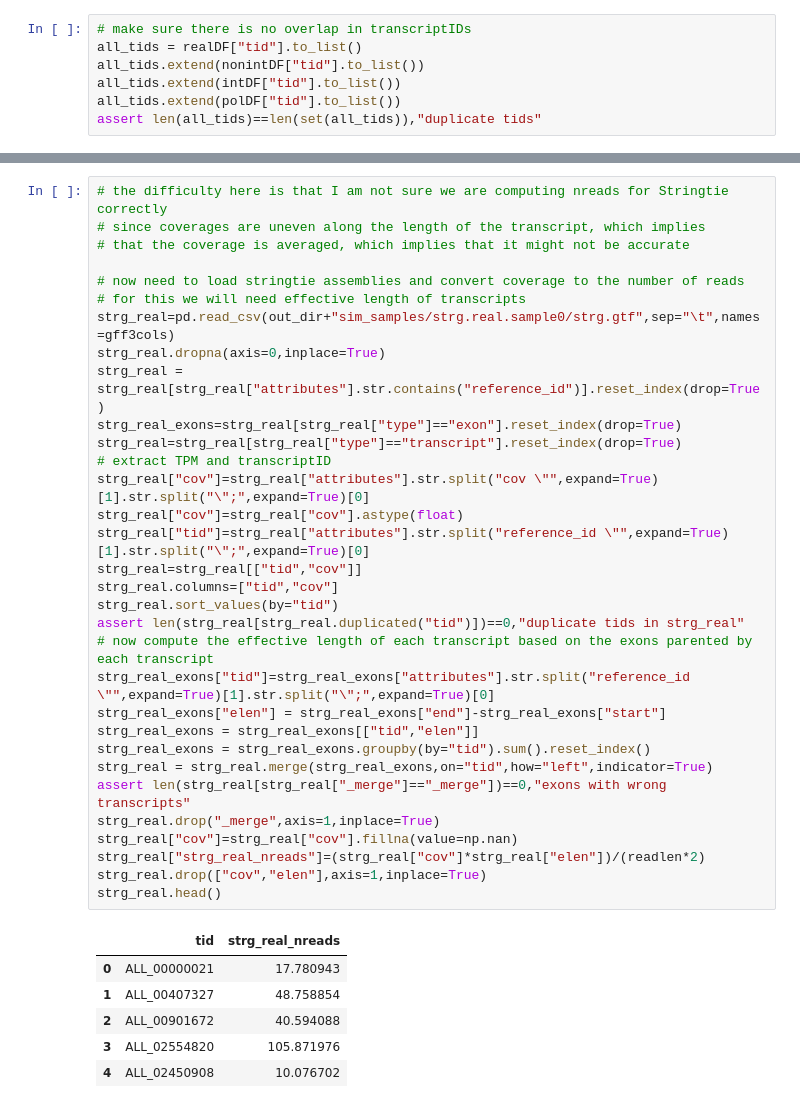
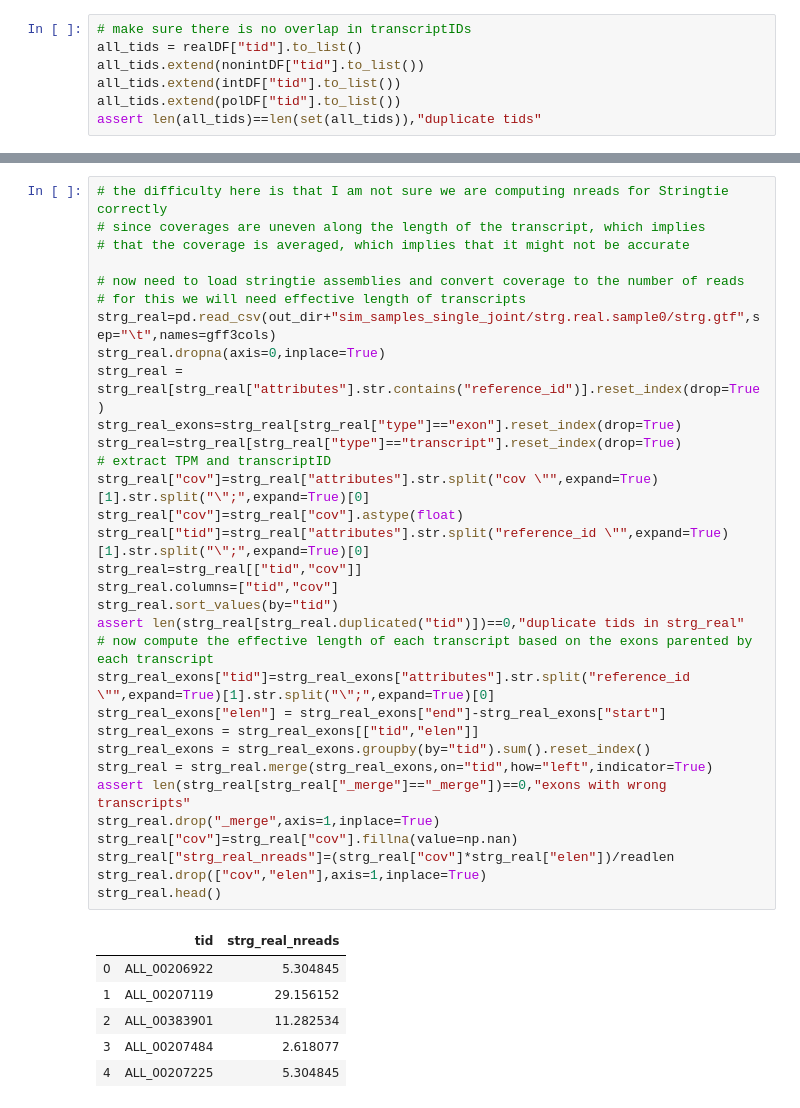
Before and after one commit to alevar/tx_noise, a Jupyter notebook: results.ipynb, the cells around one changed output, grey strips where cells are left out. Drawn from its saved outputs; the diff is of its cells as text.

```diff
--- a/results.ipynb
+++ b/results.ipynb
@@ -112,38 +268,38 @@ klst_all.columns = ["tid","klst_all_nreads"]
 # since coverages are uneven along the length of the transcript, which implies
 # that the coverage is averaged, which implies that it might not be accurate
 
 # now need to load stringtie assemblies and convert coverage to the number of reads
 # for this we will need effective length of transcripts
-strg_real=pd.read_csv(out_dir+"sim_samples/strg.real.sample0/strg.gtf",sep="\t",names=gff3cols)
+strg_real=pd.read_csv(out_dir+"sim_samples_single_joint/strg.real.sample0/strg.gtf",sep="\t",names=gff3cols)
 strg_real.dropna(axis=0,inplace=True)
 strg_real = strg_real[strg_real["attributes"].str.contains("reference_id")].reset_index(drop=True)
 strg_real_exons=strg_real[strg_real["type"]=="exon"].reset_index(drop=True)
 strg_real=strg_real[strg_real["type"]=="transcript"].reset_index(drop=True)
 # extract TPM and transcriptID
 strg_real["cov"]=strg_real["attributes"].str.split("cov \"",expand=True)[1].str.split("\";",expand=True)[0]
 strg_real["cov"]=strg_real["cov"].astype(float)
 strg_real["tid"]=strg_real["attributes"].str.split("reference_id \"",expand=True)[1].str.split("\";",expand=True)[0]
 strg_real=strg_real[["tid","cov"]]
 strg_real.columns=["tid","cov"]
 strg_real.sort_values(by="tid")
 assert len(strg_real[strg_real.duplicated("tid")])==0,"duplicate tids in strg_real"
 # now compute the effective length of each transcript based on the exons parented by each transcript
 strg_real_exons["tid"]=strg_real_exons["attributes"].str.split("reference_id \"",expand=True)[1].str.split("\";",expand=True)[0]
 strg_real_exons["elen"] = strg_real_exons["end"]-strg_real_exons["start"]
 strg_real_exons = strg_real_exons[["tid","elen"]]
 strg_real_exons = strg_real_exons.groupby(by="tid").sum().reset_index()
 strg_real = strg_real.merge(strg_real_exons,on="tid",how="left",indicator=True)
 assert len(strg_real[strg_real["_merge"]=="_merge"])==0,"exons with wrong transcripts"
 strg_real.drop("_merge",axis=1,inplace=True)
 strg_real["cov"]=strg_real["cov"].fillna(value=np.nan)
-strg_real["strg_real_nreads"]=(strg_real["cov"]*strg_real["elen"])/(readlen*2)
+strg_real["strg_real_nreads"]=(strg_real["cov"]*strg_real["elen"])/readlen
 strg_real.drop(["cov","elen"],axis=1,inplace=True)
 strg_real.head()
 # %% [output]
 |  | tid | strg_real_nreads |
-| 0 | ALL_00000021 | 17.780943 |
-| 1 | ALL_00407327 | 48.758854 |
-| 2 | ALL_00901672 | 40.594088 |
-| 3 | ALL_02554820 | 105.871976 |
-| 4 | ALL_02450908 | 10.076702 |
+| 0 | ALL_00206922 | 5.304845 |
+| 1 | ALL_00207119 | 29.156152 |
+| 2 | ALL_00383901 | 11.282534 |
+| 3 | ALL_00207484 | 2.618077 |
+| 4 | ALL_00207225 | 5.304845 |
 # %%
```
Also changed, not shown: parts of 23 cells of this notebook, 7 other files.
